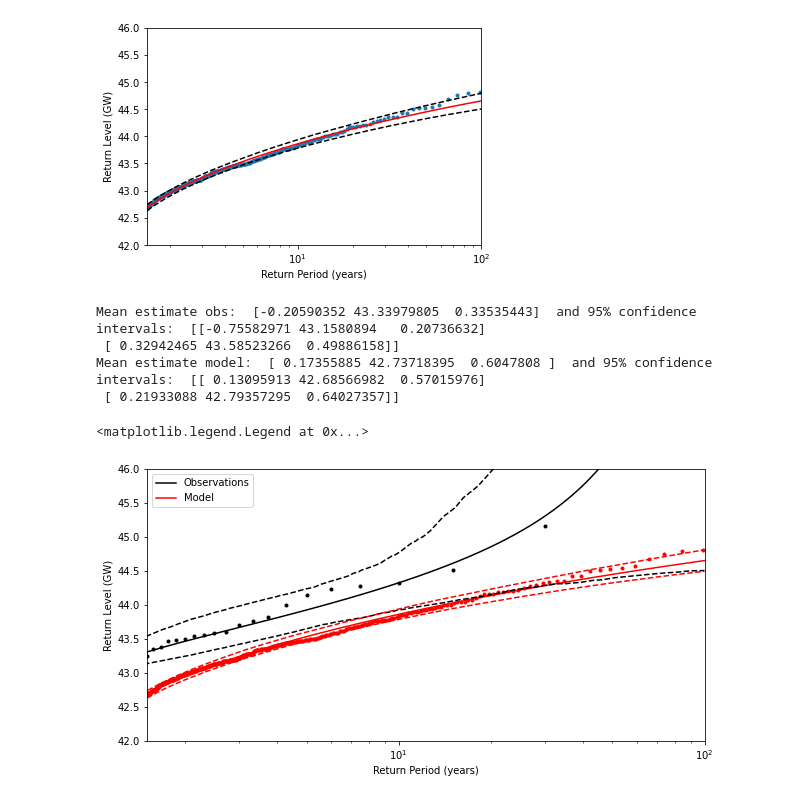
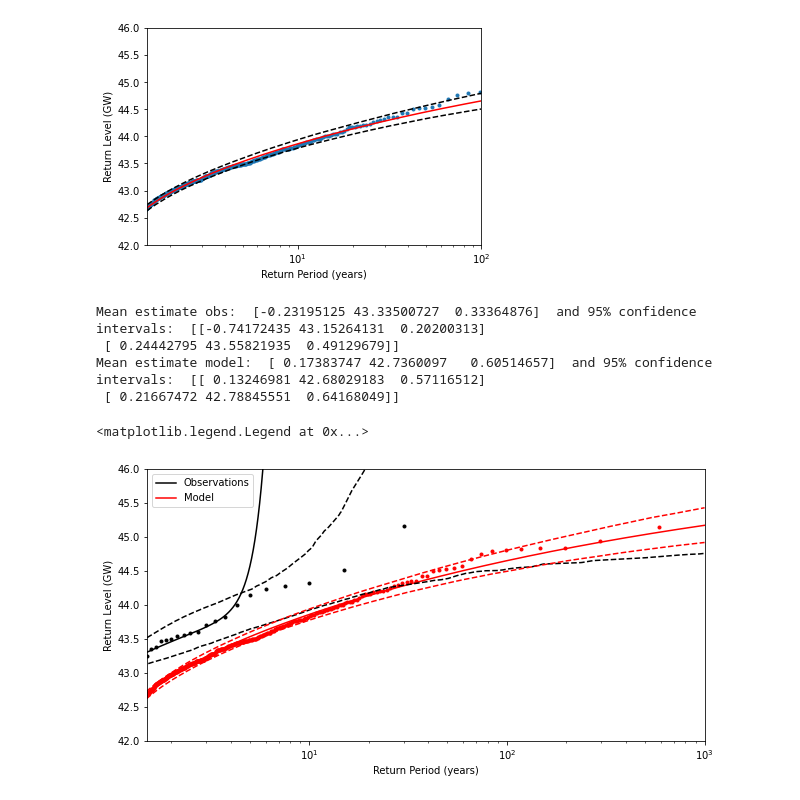
Before and after one commit to benhutchmet/unseen_multi_year, a Jupyter notebook: compare_model_obs_demand.ipynb, the cells around one changed output. Drawn from its saved outputs; the diff is of its cells as text; code cells hidden in the pictures.

Commit message:
1000 year return period works better

```diff
--- a/compare_model_obs_demand.ipynb
+++ b/compare_model_obs_demand.ipynb
@@ -292,0 +300,3 @@ if "colour" in obs_demand_NDJFM.columns:
+# %%
+# calculate the mean united kingdom demand
+obs_demand_NDJFM["United_Kingdom_demand_anom"] = (obs_demand_NDJFM["United_Kingdom_demand"] - obs_demand_NDJFM["United_Kingdom_demand"].mean())
@@ -292,0 +429,19 @@ if "colour" in obs_demand_NDJFM.columns:
+# %%
+# plot these two as boxplots
+# set up the figure
+fig, ax = plt.subplots(figsize=(10, 5))
+
+# plot the observed data as a boxplot
+obs_demand_NDJFM["United_Kingdom_demand"].plot.box(ax=ax, positions=[1], label="Observed", color="black")
+
+# plot the model data as a boxplot
+model_demand_NDJFM["United_Kingdom_demand"].plot.box(ax=ax, positions=[2], label="Model", color="blue")
+
+# set the title
+ax.set_title("Boxplot of United Kingdom demand")
+
+# set the ticks
+ax.set_xticks([1, 2])
+
+# set the tick labels
+ax.set_xticklabels(['Observed', 'Model'])
@@ -1231,7 +1404,7 @@ print(
 )
 
 # generate years vector
-years = np.arange(1.1, 100, 0.1)
+years = np.arange(1.1, 1000, 0.1)
 
 # intialize list for return levels
 levels_obs = [] ; levels_model = []
@@ -1243,35 +1416,35 @@ for i in range(1000):
 levels_obs = np.array(levels_obs)
 levels_model = np.array(levels_model)
 # %% [output]
-Mean estimate obs:  [-0.20590352 43.33979805  0.33535443]  and 95% confidence intervals:  [[-0.75582971 43.1580894   0.20736632]
- [ 0.32942465 43.58523266  0.49886158]]
-Mean estimate model:  [ 0.17355885 42.73718395  0.6047808 ]  and 95% confidence intervals:  [[ 0.13095913 42.68566982  0.57015976]
- [ 0.21933088 42.79357295  0.64027357]]
+Mean estimate obs:  [-0.23195125 43.33500727  0.33364876]  and 95% confidence intervals:  [[-0.74172435 43.15264131  0.20200313]
+ [ 0.24442795 43.55821935  0.49129679]]
+Mean estimate model:  [ 0.17383747 42.7360097   0.60514657]  and 95% confidence intervals:  [[ 0.13246981 42.68029183  0.57116512]
+ [ 0.21667472 42.78845551  0.64168049]]
 # %%
 # setup plots
 fig, ax = plt.subplots(figsize=(10, 5))
 
 # find empirical return levels
 _ = empirical_return_level(data.values).plot(ax=ax, marker=".", linestyle="None", color="k")
 _ = empirical_return_level(model_data).plot(ax=ax, marker=".", linestyle="None", color="r")
 
 # plot return mean levels
 _ = ax.plot(years, levels_obs.mean(axis=0), "k-", label="Observations")
 _ = ax.plot(years, levels_model.mean(axis=0), "r-", label="Model")
 
 # plot confidence intervals
 _ = ax.plot(years, np.quantile(levels_obs, [0.025, 0.975], axis=0).T, "k--")
 _ = ax.plot(years, np.quantile(levels_model, [0.025, 0.975], axis=0).T, "r--")
 
 # aesthetics
-ax.set_xlim(1.5, 100)
+ax.set_xlim(1.5, 1000)
 ax.set_ylim(42, 46)
 ax.set_xscale("log")
 ax.set_xlabel("Return Period (years)")
 ax.set_ylabel("Return Level (GW)")
 
 # show legend
 ax.legend(loc="upper left")
 # %% [output]
 <matplotlib.legend.Legend at 0x...>
-[figure, old version]
+[figure, new version]
```
Also changed, not shown: parts of 10 cells of this notebook.
